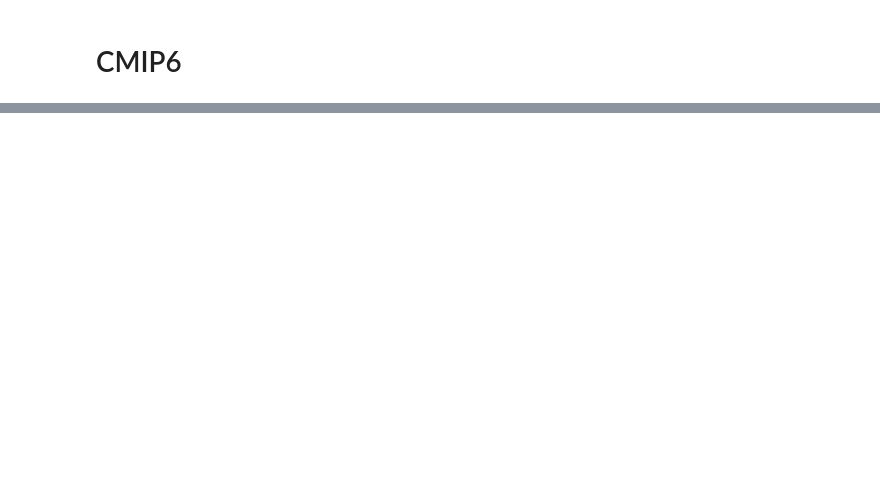
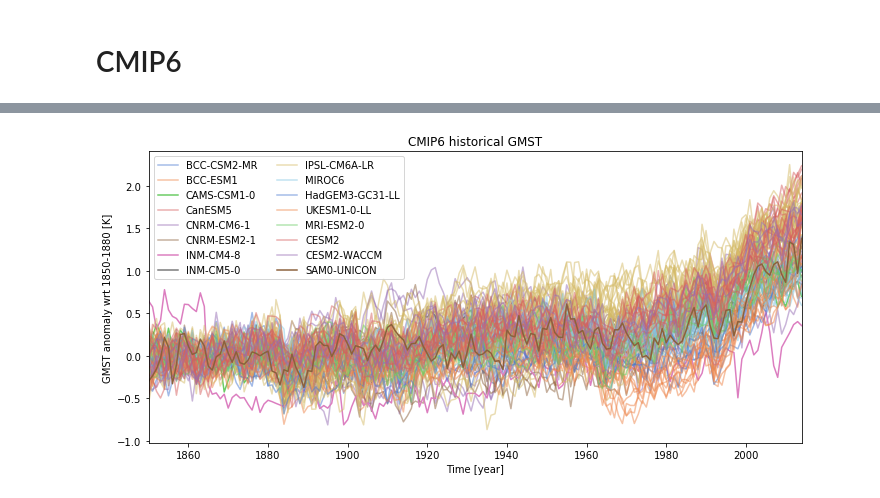
Before and after one commit to aaronspring/pymistral, a Jupyter notebook: notebooks/intake/intake_CMIP.ipynb, the cells around one changed output, grey strips where cells are left out. Cells and saved outputs as stored; diff of their text form; code cells hidden in the pictures; blank space fills up the shorter version.

```diff
--- a/notebooks/intake/intake_CMIP.ipynb
+++ b/notebooks/intake/intake_CMIP.ipynb
@@ -393,0 +292,2 @@ col.df.head()
+# %%
+hist = col.search(experiment_id=experiment_id,variable_id=v,table_id='Amon', institution_id=institution_id)#, member_id=member_id)
@@ -393,0 +303,2 @@ col.df.head()
+# %%
+hist = hist.to_dask()
@@ -393,0 +358,9 @@ col.df.head()
+# %%
+res = xr.concat(res,'model',coords='all')
+res['model']=modellist
+
+res = res.compute()
+# %%
+# yearmean and anomaly
+res_ym = yearmonmean(res)
+ana_ym = res_ym-res_ym.sel(time=slice(1850,1880)).mean('time')
@@ -393,0 +370,26 @@ col.df.head()
+# %%
+varname='GMST' #v
+units = res.attrs['units']
+import seaborn as sns
+colors = sns.color_palette("muted", res.model.size).as_hex()
+
+alpha=1
+fig,ax=plt.subplots(figsize=(10,5))
+for i, model in enumerate(ana_ym.model.values):
+    c=colors[i]
+    # same values for all members in ana_ym
+    if model in ['CAMS-CSM1-0','INM-CM5-0','SAM0-UNICON','INM-CM4-8']:
+        ana_ym.isel(member_id=0).sel(model=model).plot(c=c,label=model,ax=ax,alpha=alpha)
+    else:
+        for member in ana_ym.member_id.values:
+            ts = ana_ym.sel(member_id=member,model=model)
+            if not ts.isnull().all():
+                ts.plot(c=c,label=model,ax=ax,alpha=alpha/2)
+no_double_entries_in_legend(ax=ax,ncol=2)
+plt.xlim([ana_ym.time.min(),ana_ym.time.max()])
+plt.title(' '.join(['CMIP6',experiment_id,varname]))
+plt.xlabel('Time [year]')
+plt.ylabel(f'{varname} anomaly wrt 1850-1880 [{units}]')
+plt.tight_layout()
+# %% [output]
+[figure, added]
```
Also changed, not shown: parts of 73 cells of this notebook, 8 other files.
